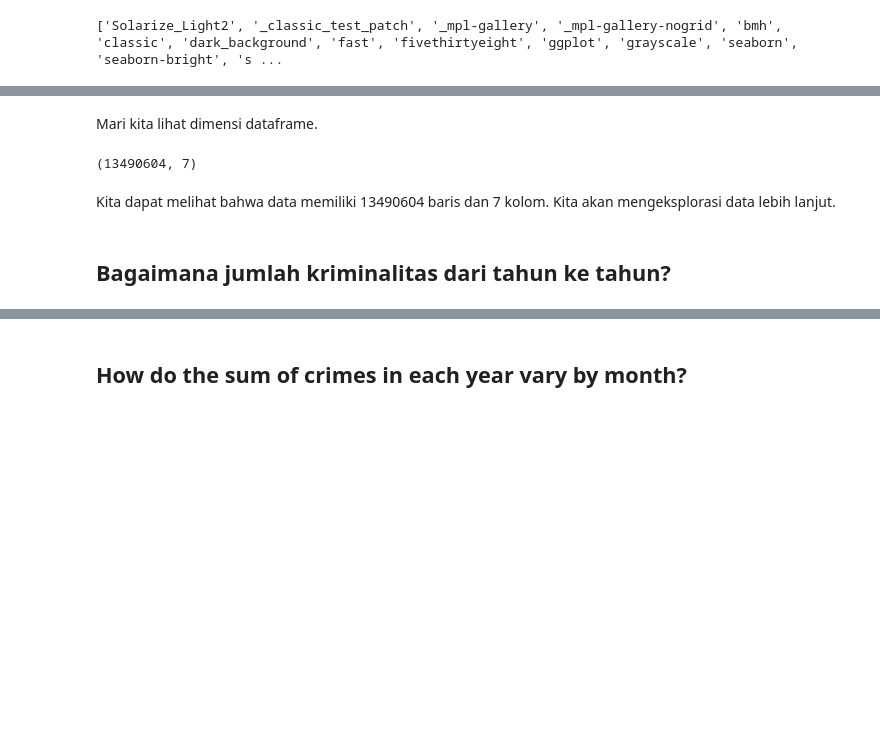
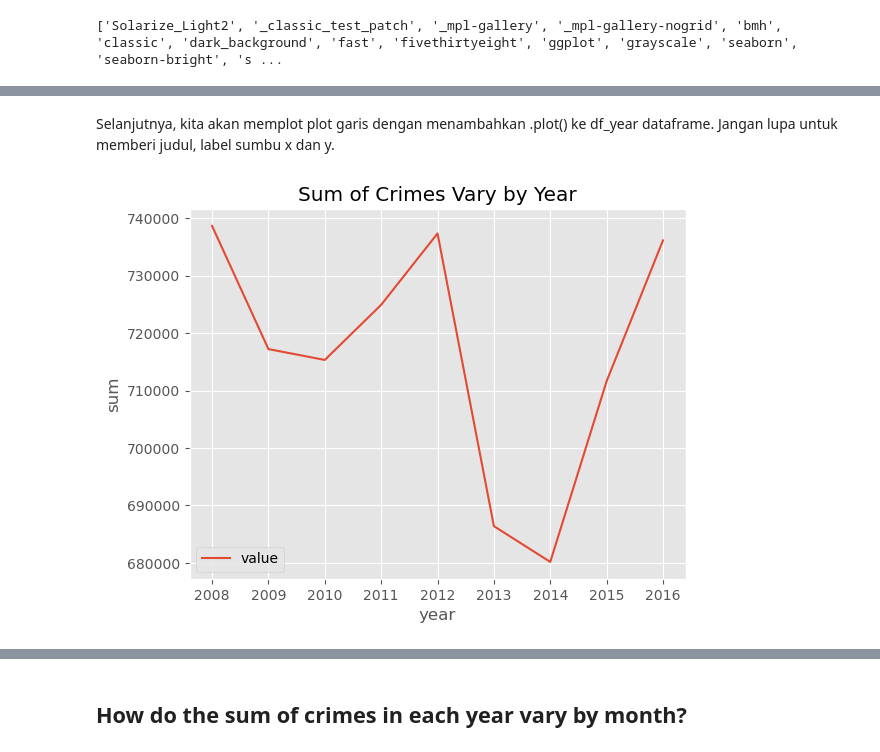
Before and after one commit to melinfebriani/PYTN_Assgn_1_4_Melin-Febriani, a Jupyter notebook: PYTN_Assgn_1_4_Melin-Febriani.ipynb, the cells around one changed output, grey strips where cells are left out. Cells and saved outputs as stored; diff of their text form; code cells hidden in the pictures; blank space fills up the shorter version.

```diff
--- a/PYTN_Assgn_1_4_Melin-Febriani.ipynb
+++ b/PYTN_Assgn_1_4_Melin-Febriani.ipynb
@@ -17,0 +56,5 @@ import matplotlib.pyplot as plt
+# %%
+df_year = pd.DataFrame(
+    df_crimes.groupby(['year'])['value'].sum()
+)
+df_year
@@ -50,10 +81,12 @@ df_crime.tail()
-# %% [markdown]
-Mari kita lihat dimensi dataframe.
-# %%
-df_crime.shape
-# %% [output]
-(13490604, 7)
-# %% [markdown]
-Kita dapat melihat bahwa data memiliki 13490604 baris dan 7 kolom. Kita akan mengeksplorasi data lebih lanjut.
-# %% [markdown]
-## Bagaimana jumlah kriminalitas dari tahun ke tahun?
+# %% [markdown]
+Selanjutnya, kita akan memplot plot garis dengan menambahkan .plot() ke df_year dataframe. Jangan lupa untuk memberi judul, label sumbu x dan y.
+# %%
+df_year.plot(kind='line')
+
+plt.title('Sum of Crimes Vary by Year')
+plt.xlabel('year')
+plt.ylabel('sum')
+
+plt.show()
+# %% [output]
+[figure, added]
```
Also changed, not shown: parts of 31 cells of this notebook.
